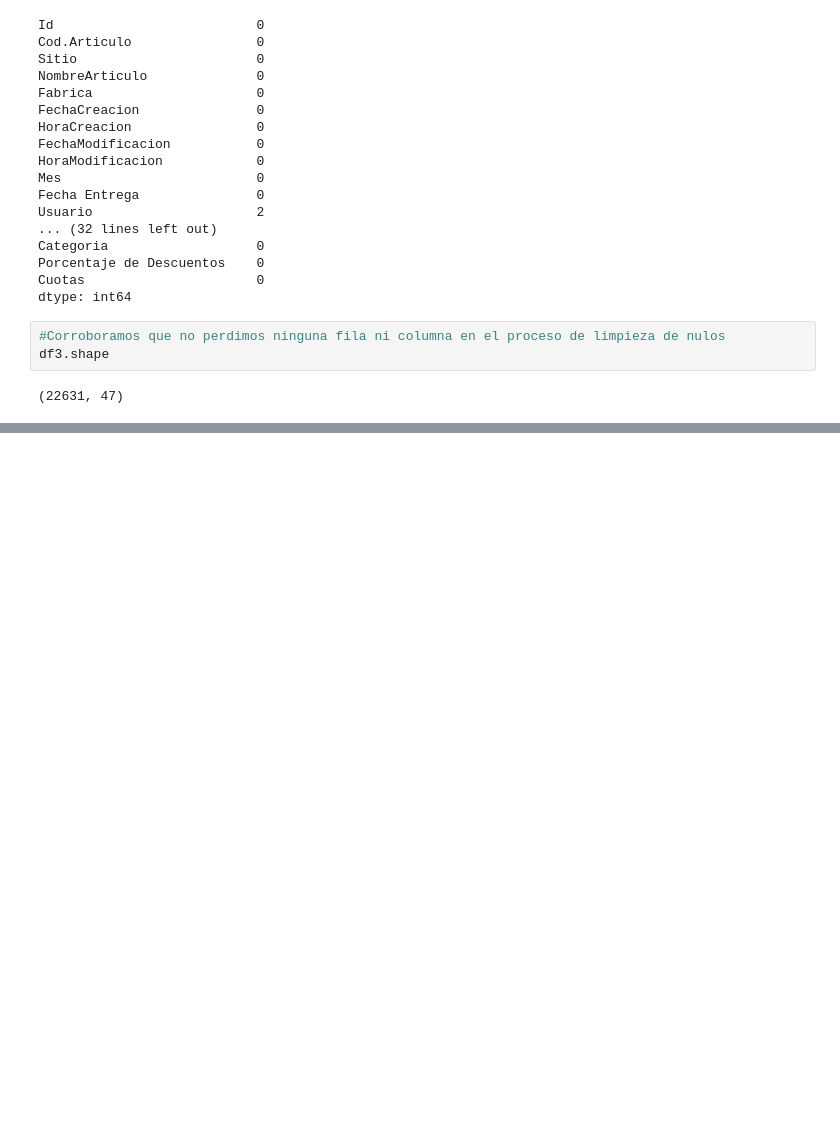
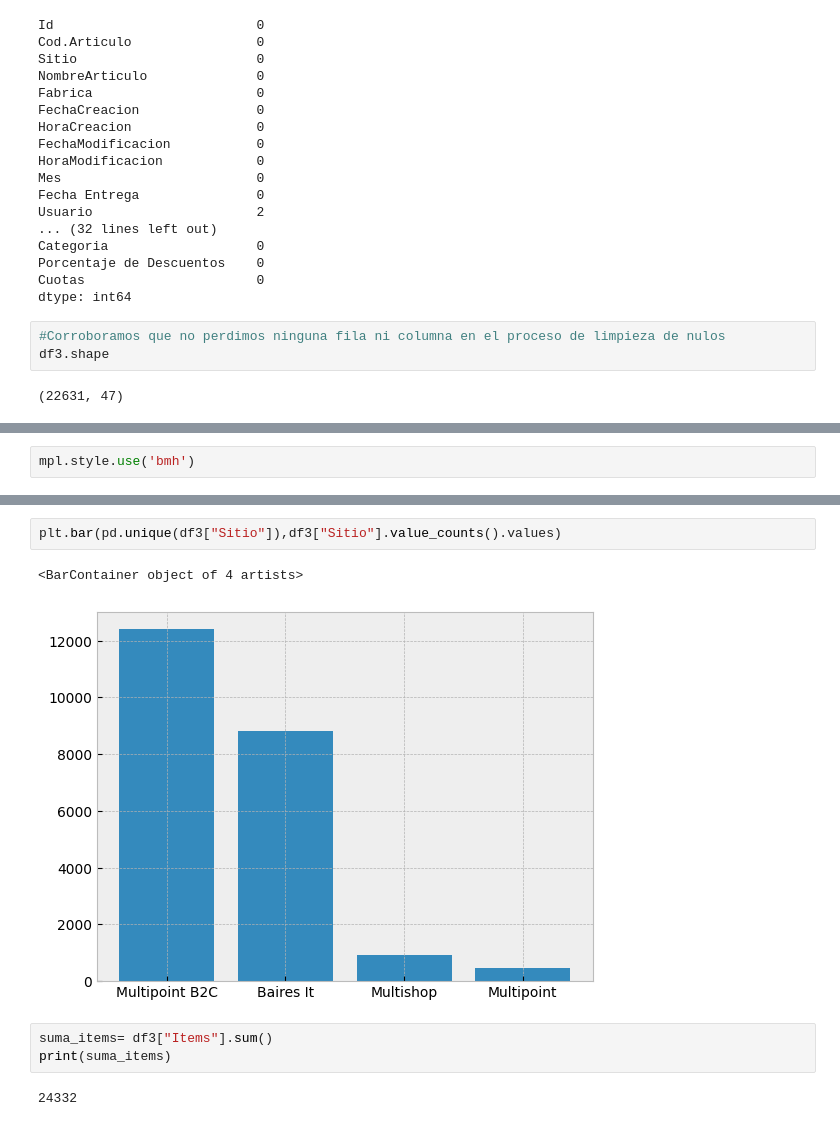
Before and after one commit to GuidoSomoza/DS-project, a Jupyter notebook: Project.ipynb, the cells around one changed output, grey strips where cells are left out. Saved outputs shown, nothing was run; the diff lists cells and outputs as text; blank space fills up the shorter version.

```diff
--- a/Project.ipynb
+++ b/Project.ipynb
@@ -277,0 +282,2 @@ df3.shape
+# %%
+mpl.style.use('bmh')
@@ -277,0 +308,10 @@ df3.shape
+# %%
+plt.bar(pd.unique(df3["Sitio"]),df3["Sitio"].value_counts().values)
+# %% [output]
+<BarContainer object of 4 artists>
+[figure, added]
+# %%
+suma_items= df3["Items"].sum()
+print(suma_items)
+# %% [output]
+24332
```
Also changed, not shown: parts of 11 cells of this notebook.
